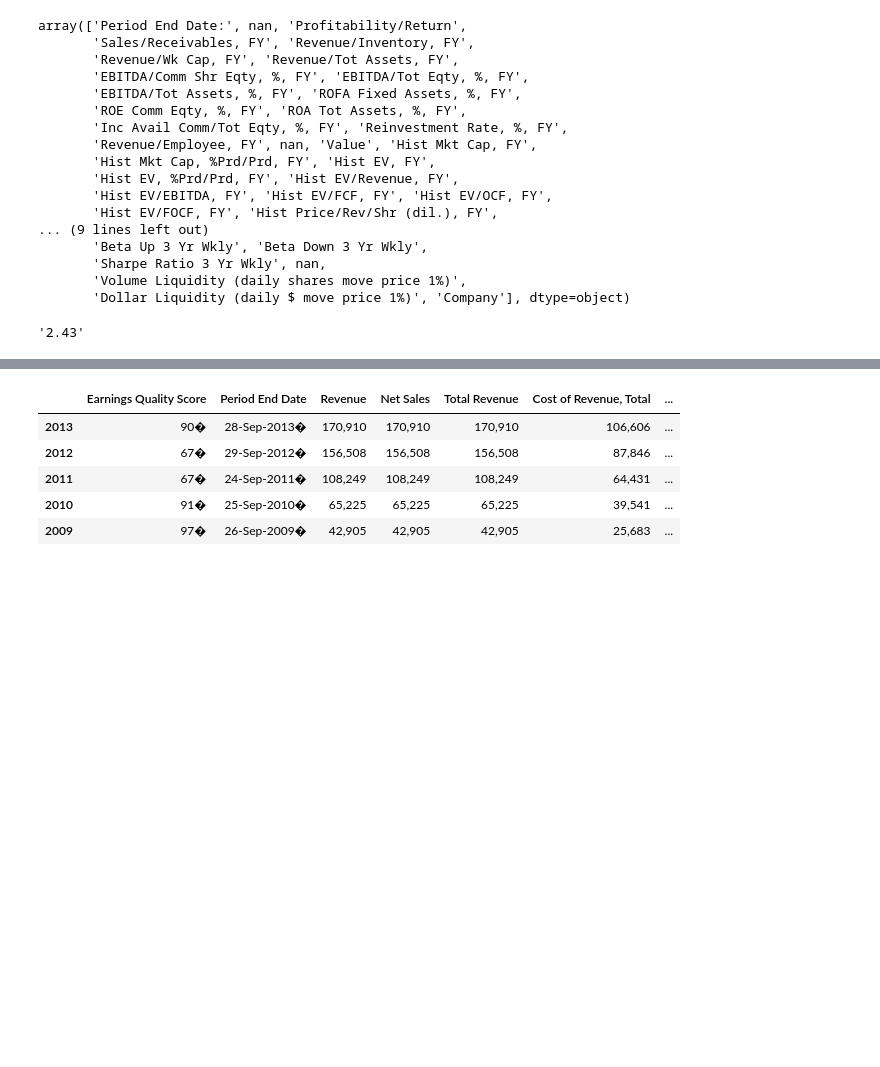
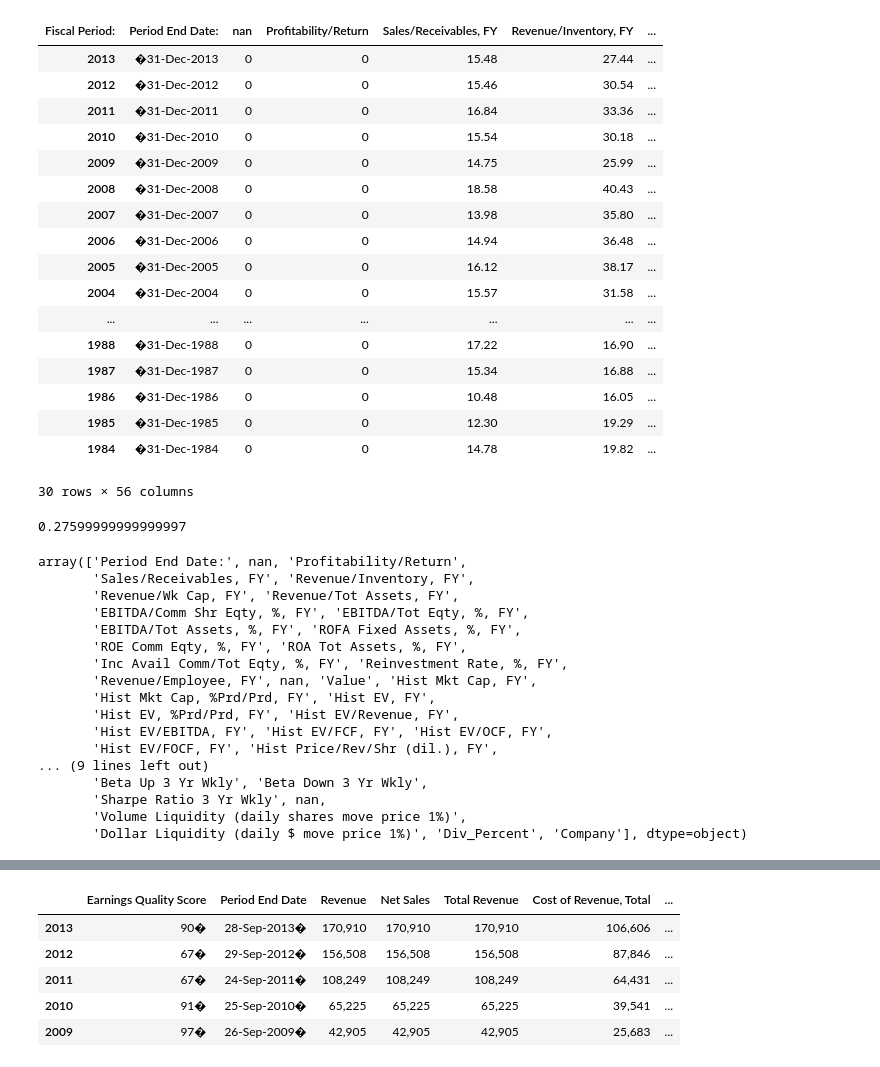
Before and after one commit to ansonkhau/value_investing, a Jupyter notebook: value_investing.ipynb, the cells around one changed output, grey strips where cells are left out. Saved outputs shown, nothing was run; the diff lists cells and outputs as text; code cells hidden in the pictures; blank space fills up the shorter version.

Commit message:
Data clensing to replace '-' with float 0

```diff
--- a/value_investing.ipynb
+++ b/value_investing.ipynb
@@ -19,10 +19,10 @@ key_ratios = {}
 pvr_ratios = {}
 # %%
 for i in companies:
-    income_state[i] = pd.read_csv(DATA_DIR + i +'-income-statement.csv', header = 7, index_col=0, parse_dates='Period End Date')
-    balance_sheet[i] = pd.read_csv(DATA_DIR + i +'-balance-sheet.csv', header = 7, index_col=0, parse_dates='Period End Date')
-    key_ratios[i] = pd.read_csv(DATA_DIR + i +'-key-ratios.csv', index_col=0, header = 7, parse_dates='Period End Date')
-    pvr_ratios[i] = pd.read_csv(DATA_DIR + i +'-pvr-ratios.csv', index_col=0, header = 7, parse_dates='Period End Date')
+    income_state[i] = pd.read_csv(DATA_DIR + i +'-income-statement.csv', header = 7, index_col=0, parse_dates='Period End Date',na_values= ['-',' ']).fillna(0.0)
+    balance_sheet[i] = pd.read_csv(DATA_DIR + i +'-balance-sheet.csv', header = 7, index_col=0, parse_dates='Period End Date',na_values= ['-',' ']).fillna(0.0)
+    key_ratios[i] = pd.read_csv(DATA_DIR + i +'-key-ratios.csv', index_col=0, header = 7, parse_dates='Period End Date',na_values= ['-',' ']).fillna(0.0)
+    pvr_ratios[i] = pd.read_csv(DATA_DIR + i +'-pvr-ratios.csv', index_col=0, header = 7, parse_dates='Period End Date', na_values= ['-',' ']).fillna(0.0)
     income_state[i] = income_state[i].transpose()
     income_state[i] = income_state[i][1:].sort_index(axis=0, by=None, ascending=False)
     income_state[i]['Company'] = i
@@ -35,7 +35,33 @@ for i in companies:
     key_ratios[i]['Company'] = i
     pvr_ratios[i] = pvr_ratios[i].transpose()
     pvr_ratios[i] = pvr_ratios[i][1:].sort_index(axis=0, by=None, ascending=False)
+    pvr_ratios[i]['Div_Percent'] = pvr_ratios[i]['Hist Div Yield Comm Stk Primary, %, FY'].map(lambda x: x.rstrip('%') if type(x) != float else 0.0)
     pvr_ratios[i]['Company'] = i
+# %%
+pvr_ratios[i]
+# %% [output]
+| Fiscal Period: | Period End Date: | nan | Profitability/Return | Sales/Receivables, FY | Revenue/Inventory, FY | ... |
+| 2013 | �31-Dec-2013 | 0 | 0 | 15.48 | 27.44 | ... |
+| 2012 | �31-Dec-2012 | 0 | 0 | 15.46 | 30.54 | ... |
+| 2011 | �31-Dec-2011 | 0 | 0 | 16.84 | 33.36 | ... |
+| 2010 | �31-Dec-2010 | 0 | 0 | 15.54 | 30.18 | ... |
+| 2009 | �31-Dec-2009 | 0 | 0 | 14.75 | 25.99 | ... |
+| 2008 | �31-Dec-2008 | 0 | 0 | 18.58 | 40.43 | ... |
+| 2007 | �31-Dec-2007 | 0 | 0 | 13.98 | 35.80 | ... |
+| 2006 | �31-Dec-2006 | 0 | 0 | 14.94 | 36.48 | ... |
+| 2005 | �31-Dec-2005 | 0 | 0 | 16.12 | 38.17 | ... |
+| 2004 | �31-Dec-2004 | 0 | 0 | 15.57 | 31.58 | ... |
+| ... | ... | ... | ... | ... | ... | ... |
+| 1988 | �31-Dec-1988 | 0 | 0 | 17.22 | 16.90 | ... |
+| 1987 | �31-Dec-1987 | 0 | 0 | 15.34 | 16.88 | ... |
+| 1986 | �31-Dec-1986 | 0 | 0 | 10.48 | 16.05 | ... |
+| 1985 | �31-Dec-1985 | 0 | 0 | 12.30 | 19.29 | ... |
+| 1984 | �31-Dec-1984 | 0 | 0 | 14.78 | 19.82 | ... |
+30 rows × 56 columns
+# %%
+pvr_ratios['aapl']['Div_Percent'].values.astype('float64')[0:10].mean()
+# %% [output]
+0.27599999999999997
 # %%
 pvr_ratios['aapl'].columns.values
 # %% [output]
@@ -55,8 +81,4 @@ array(['Period End Date:', nan, 'Profitability/Return',
        'Beta Up 3 Yr Wkly', 'Beta Down 3 Yr Wkly',
        'Sharpe Ratio 3 Yr Wkly', nan,
        'Volume Liquidity (daily shares move price 1%)',
-       'Dollar Liquidity (daily $ move price 1%)', 'Company'], dtype=object)
+       'Dollar Liquidity (daily $ move price 1%)', 'Div_Percent', 'Company'], dtype=object)
-# %%
-pvr_ratios[i]['Hist Div Yield Comm Stk Primary, %, FY'][0][0:4]
-# %% [output]
-'2.43'
```
Also changed, not shown: parts of 7 cells of this notebook.
